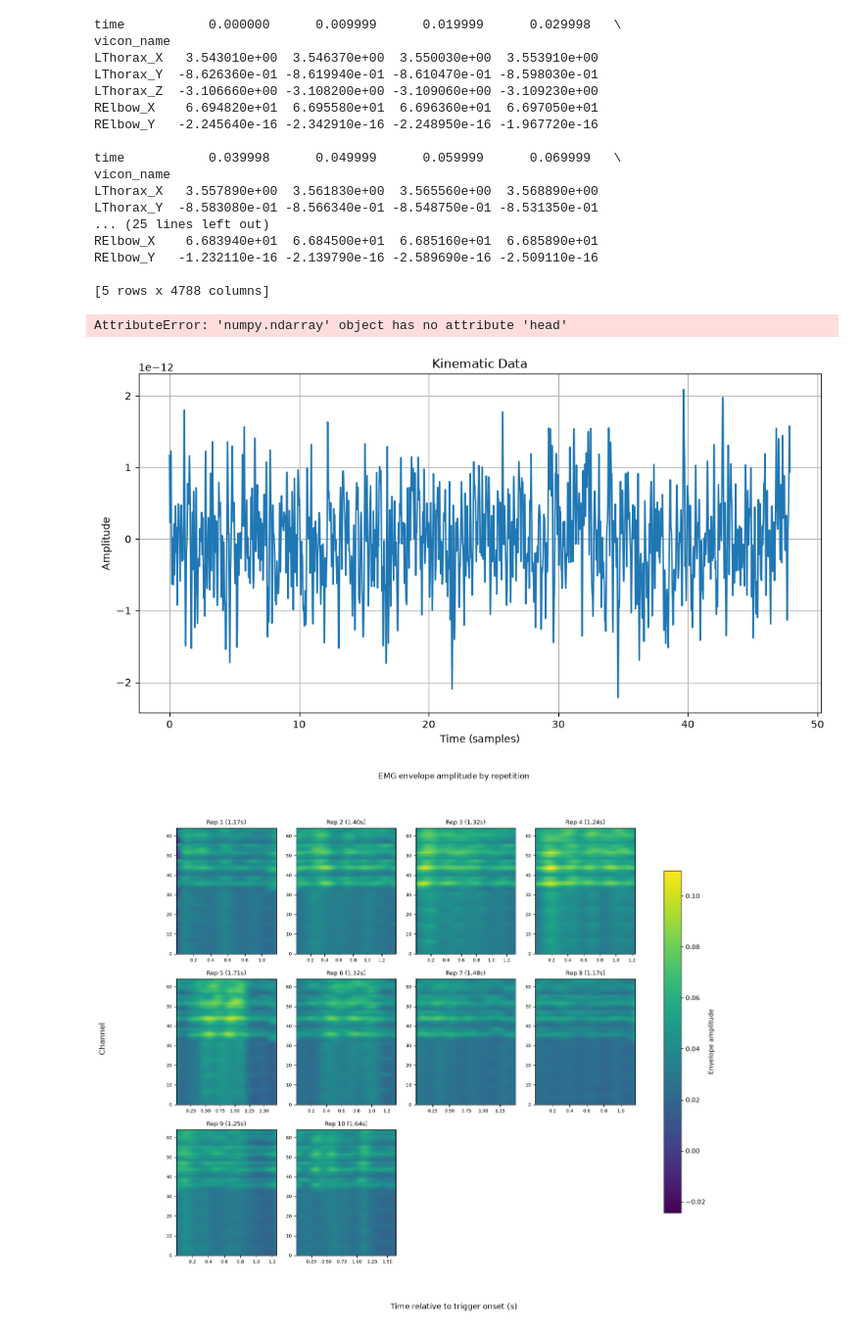
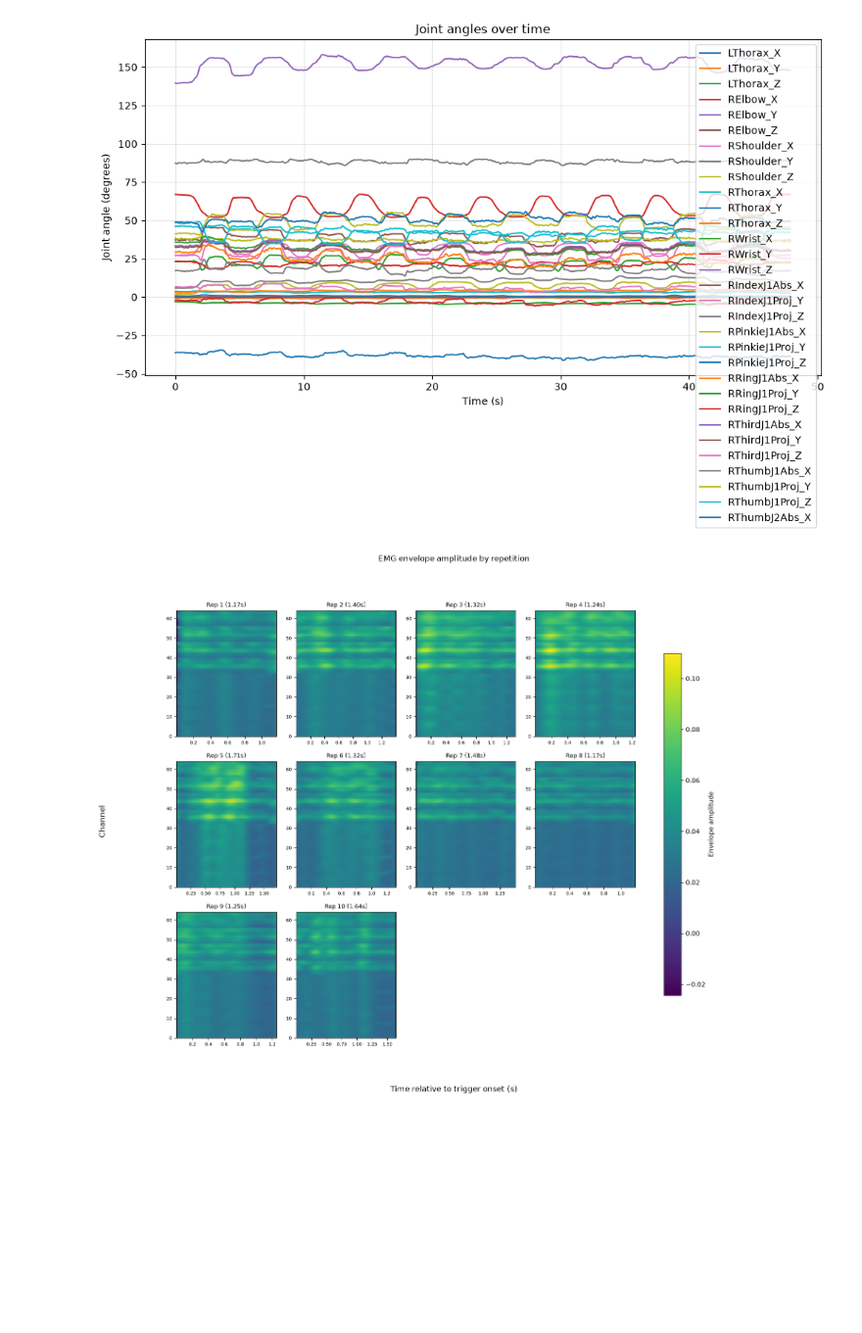
Before and after one commit to lizkalen/ReachGrasp, a Jupyter notebook: src/Reach&Grasp_decode.ipynb, the cells around one changed output. Shown at 98% size. Saved outputs shown, nothing was run; the diff lists cells and outputs as text; code cells hidden in the pictures; blank space fills up the shorter version.

```diff
--- a/src/Reach&Grasp_decode.ipynb
+++ b/src/Reach&Grasp_decode.ipynb
@@ -196,37 +233,22 @@ for subj in subjs:
 # %%
+
 vicon_subset = motion_data['sub-02']['Trid']['vicon_data']
 vicon_times = motion_data['sub-02']['Trid']['motion_times']
 
-print(vicon_subset.head())
-print(vicon_times.head())
+plt.figure(figsize=(12, 6))
+
+for joint_type in vicon_subset.index:
+    plt.plot(vicon_times, vicon_subset.loc[joint_type], label=joint_type)
+
+plt.xlabel("Time (s)")
+plt.ylabel("Joint angle (degrees)")
+plt.title("Joint angles over time")
+plt.legend()
+plt.grid(True, alpha=0.3)
+
+plt.show()
 # %% [output]
-time           0.000000      0.009999      0.019999      0.029998   \
-vicon_name
-LThorax_X   3.543010e+00  3.546370e+00  3.550030e+00  3.553910e+00
-LThorax_Y  -8.626360e-01 -8.619940e-01 -8.610470e-01 -8.598030e-01
-LThorax_Z  -3.106660e+00 -3.108200e+00 -3.109060e+00 -3.109230e+00
-RElbow_X    6.694820e+01  6.695580e+01  6.696360e+01  6.697050e+01
-RElbow_Y   -2.245640e-16 -2.342910e-16 -2.248950e-16 -1.967720e-16
-
-time           0.039998      0.049999      0.059999      0.069999   \
-vicon_name
-LThorax_X   3.557890e+00  3.561830e+00  3.565560e+00  3.568890e+00
-LThorax_Y  -8.583080e-01 -8.566340e-01 -8.548750e-01 -8.531350e-01
-... (25 lines left out)
-RElbow_X    6.683940e+01  6.684500e+01  6.685160e+01  6.685890e+01
-RElbow_Y   -1.232110e-16 -2.139790e-16 -2.589690e-16 -2.509110e-16
-
-[5 rows x 4788 columns]
-AttributeError: 'numpy.ndarray' object has no attribute 'head'
+[figure, added]
-# %%
-plt.figure(figsize=(12, 6))
-plt.plot(vicon_subset.iloc[5,:])
-plt.title("Kinematic Data")
-plt.xlabel("Time (samples)")
-plt.ylabel("Amplitude")
-plt.grid()
-# %% [output]
-[figure, removed]
 # %%
 """
 Segment and visualize emg data for each trigger bound identified by kinematic data.
```
Also changed, not shown: parts of 15 cells of this notebook.
